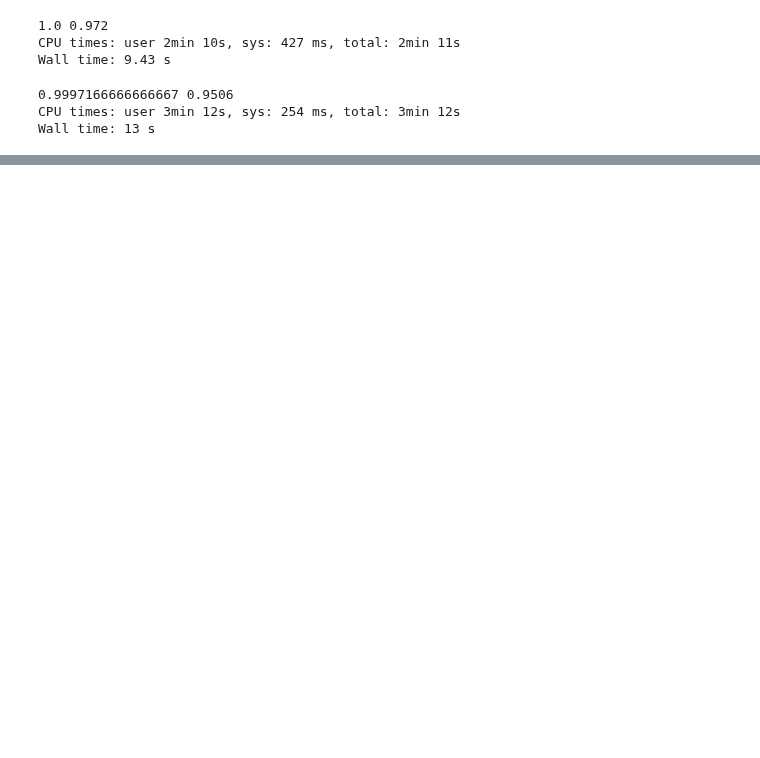
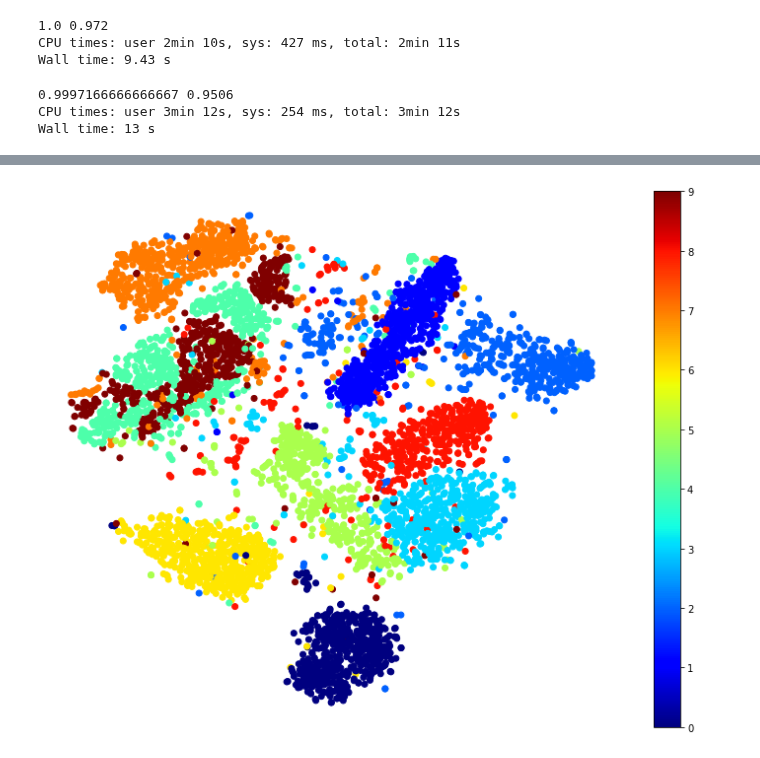
Before and after one commit to georgepachitariu/ml-practice, a Jupyter notebook: book-handson-ml2-exercises/08_exercises.ipynb, the cells around one changed output, grey strips where cells are left out. Cells and saved outputs as stored; diff of their text form; code cells hidden in the pictures; blank space fills up the shorter version.

```diff
--- a/book-handson-ml2-exercises/08_exercises.ipynb
+++ b/book-handson-ml2-exercises/08_exercises.ipynb
@@ -34,10 +33,16 @@ print(rfc.score(test_reduced_x,test_y))
 0.9997166666666667 0.9506
 CPU times: user 3min 12s, sys: 254 ms, total: 3min 12s
 Wall time: 13 s
+# %%
+# EXERCISE 10
+def my_plot(X, y):
+    plt.figure(figsize=(13,10))
+    plt.scatter(x=X[:, 0], y=X[:, 1], c=y.astype(int), cmap="jet")
+    plt.axis('off')
+    plt.colorbar()
+    plt.show()
 # %%
-# EXERCISE 10
 tsne = TSNE(n_components=2, perplexity=75.0, learning_rate=1000, random_state=42, n_jobs=-1)
 X_embedded = tsne.fit_transform(X[:5000])
-fig = px.scatter(X_embedded, x=X_embedded[:, 0], y=X_embedded[:, 1], color=y[:5000])
-fig.show()
+my_plot(X_embedded, y[:5000])
 # %% [output]
@@ -45,3 +49,4 @@ fig.show()
+[figure, added]
 # %%
 pca = PCA(n_components=2, random_state=42)
 X_embedded = pca.fit_transform(X[:5000])
```
Also changed, not shown: parts of 5 cells of this notebook.
